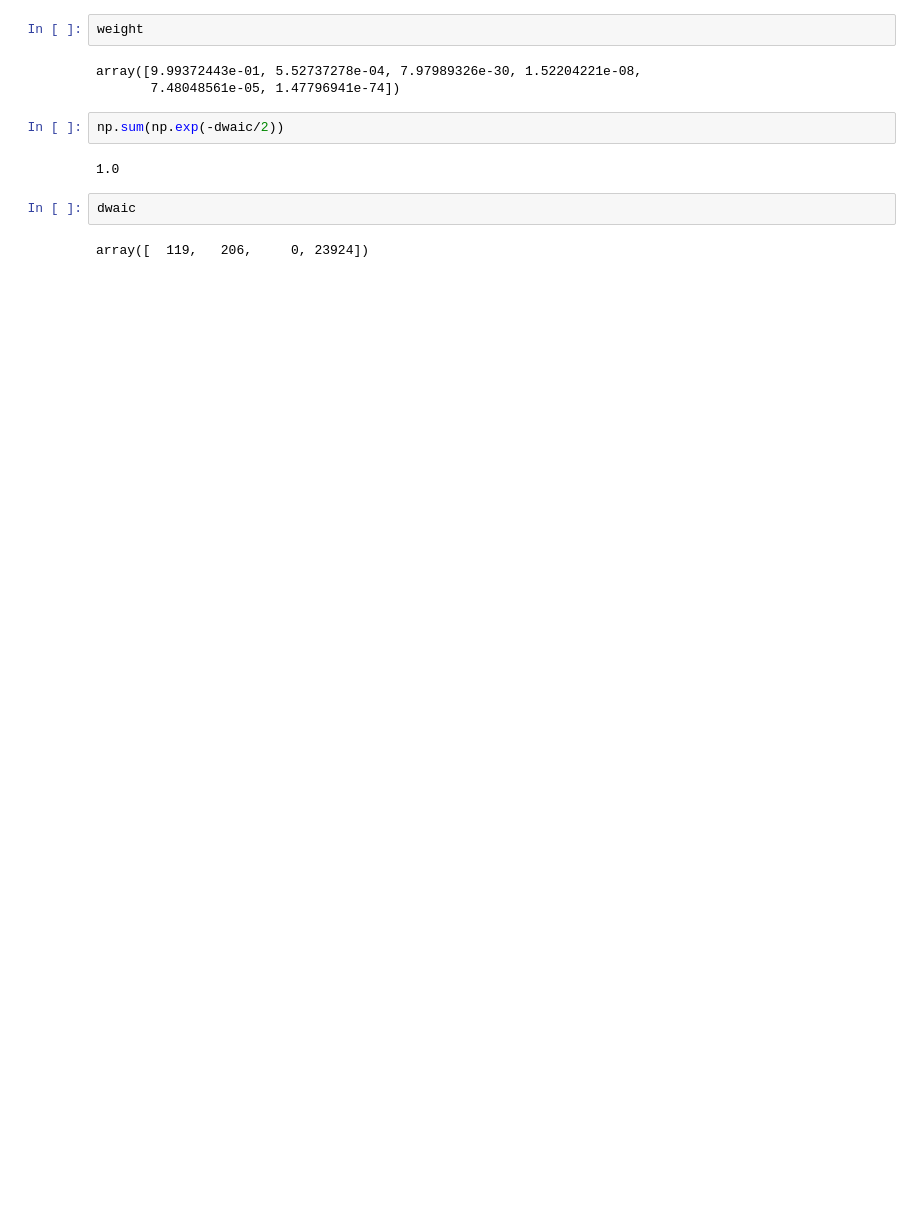
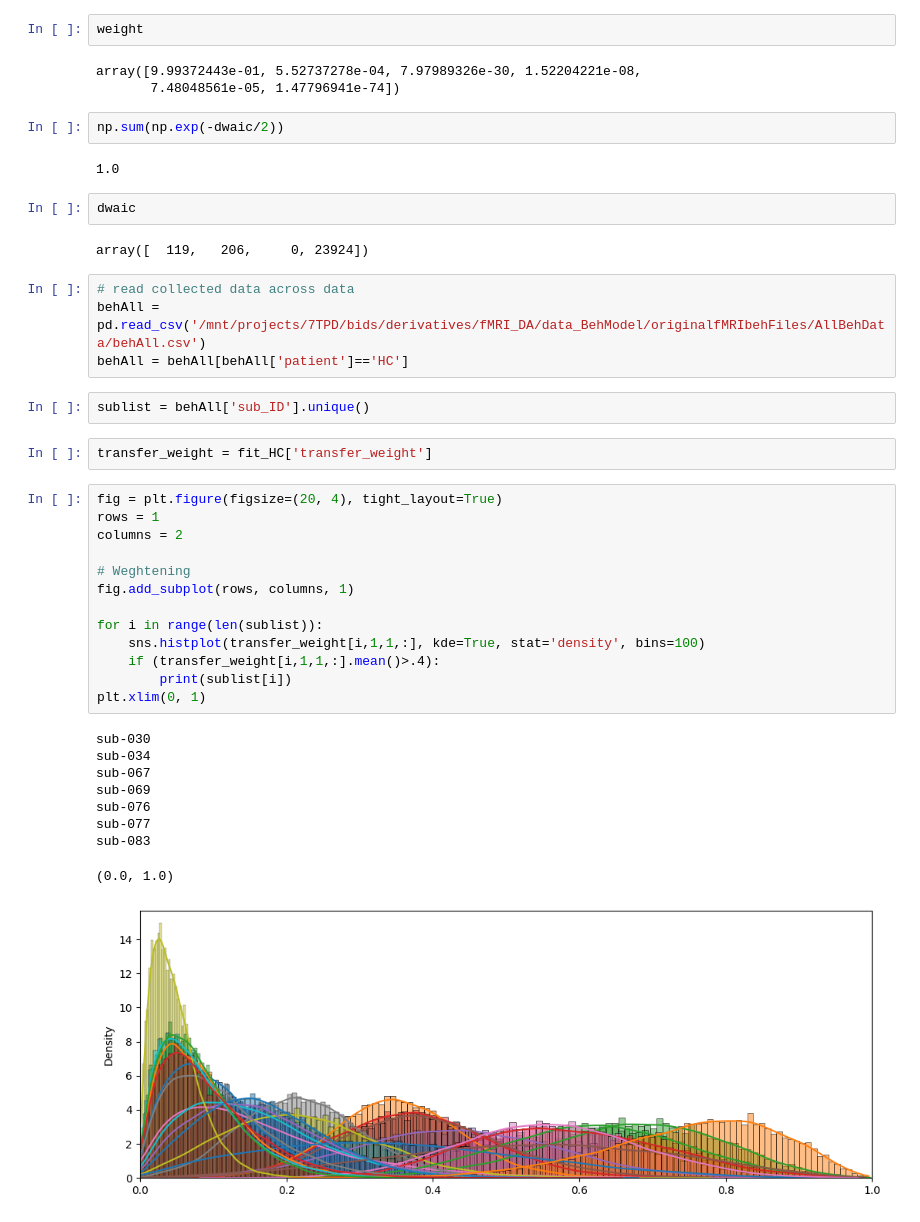
Before and after one commit to AGhaderi/ActStimRL, a Jupyter notebook: Model/run_models/HierRL_model_checking.ipynb, the cells around one changed output. Drawn from its saved outputs; the diff is of its cells as text; blank space fills up the shorter version.

```diff
--- a/Model/run_models/HierRL_model_checking.ipynb
+++ b/Model/run_models/HierRL_model_checking.ipynb
@@ -169,3 +169,34 @@ np.sum(np.exp(-dwaic/2))
 dwaic
 # %% [output]
 array([  119,   206,     0, 23924])
+# %%
+# read collected data across data
+behAll = pd.read_csv('/mnt/projects/7TPD/bids/derivatives/fMRI_DA/data_BehModel/originalfMRIbehFiles/AllBehData/behAll.csv')
+behAll = behAll[behAll['patient']=='HC']
+# %%
+sublist = behAll['sub_ID'].unique()
+# %%
+transfer_weight = fit_HC['transfer_weight']
+# %%
+fig = plt.figure(figsize=(20, 4), tight_layout=True)
+rows = 1
+columns = 2
+
+# Weghtening
+fig.add_subplot(rows, columns, 1)
+
+for i in range(len(sublist)):
+    sns.histplot(transfer_weight[i,1,1,:], kde=True, stat='density', bins=100)
+    if (transfer_weight[i,1,1,:].mean()>.4):
+        print(sublist[i])
+plt.xlim(0, 1)
+# %% [output]
+sub-030
+sub-034
+sub-067
+sub-069
+sub-076
+sub-077
+sub-083
+(0.0, 1.0)
+[figure, added]
```
Also changed, not shown: parts of 15 cells of this notebook, 14 other files.
